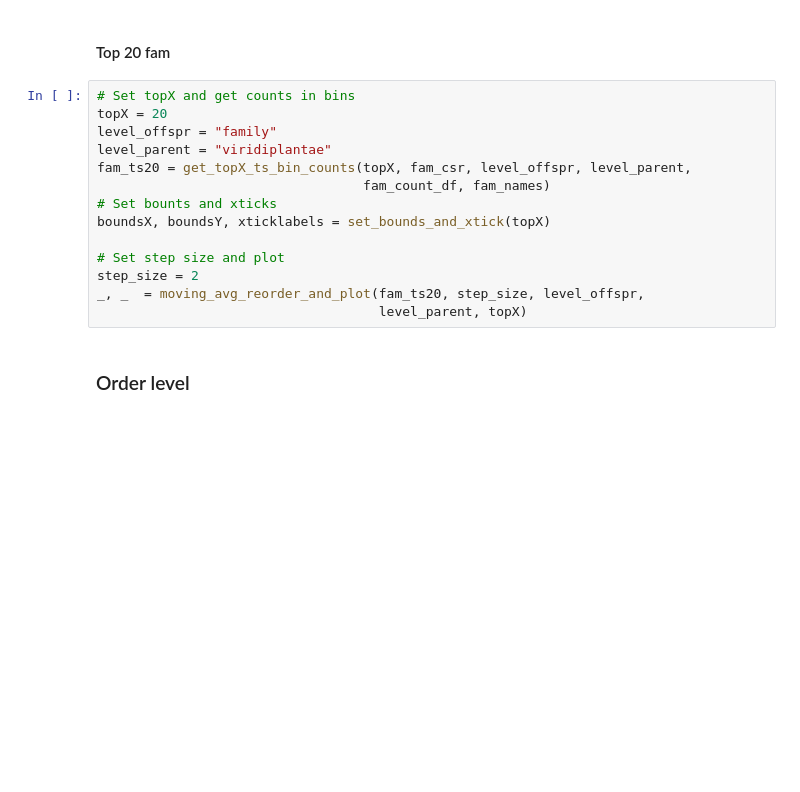
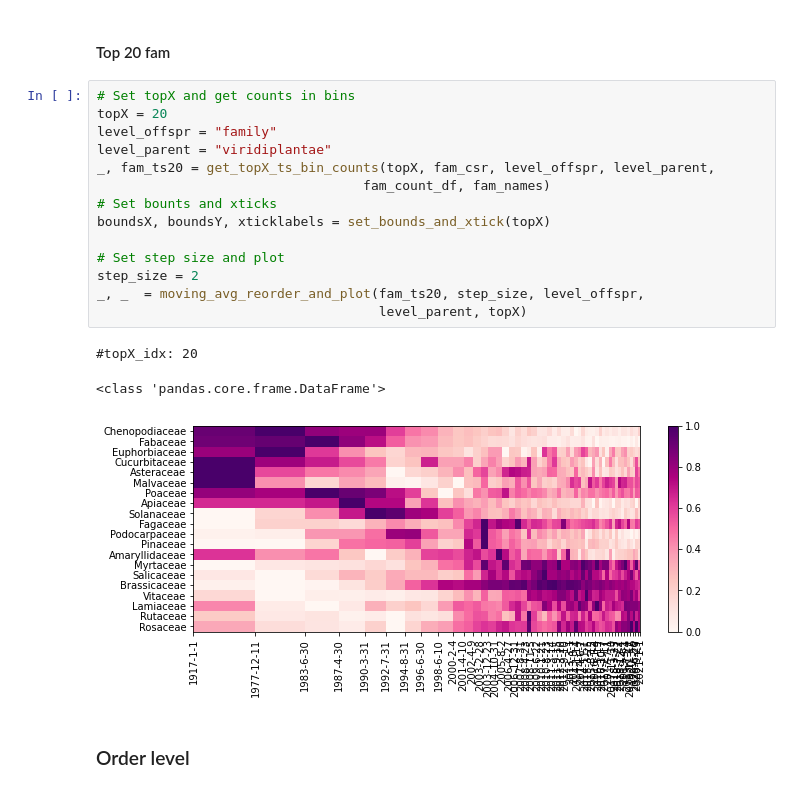
Before and after one commit to ShiuLab/plant_sci_hist, a Jupyter notebook: 5_species_over_time/script_5_1_species_over_time.ipynb, the cells around one changed output. Drawn from its saved outputs; the diff is of its cells as text; blank space fills up the shorter version.

```diff
--- a/5_species_over_time/script_5_1_species_over_time.ipynb
+++ b/5_species_over_time/script_5_1_species_over_time.ipynb
@@ -1264,17 +1355,21 @@ _, _  = moving_avg_reorder_and_plot(fam_ts40, step_size, level_offspr,
 # %%
 # Set topX and get counts in bins
 topX = 20
 level_offspr = "family"
 level_parent = "viridiplantae"
-fam_ts20 = get_topX_ts_bin_counts(topX, fam_csr, level_offspr, level_parent,
+_, fam_ts20 = get_topX_ts_bin_counts(topX, fam_csr, level_offspr, level_parent,
                                   fam_count_df, fam_names)
 # Set bounts and xticks
 boundsX, boundsY, xticklabels = set_bounds_and_xtick(topX)
 
 # Set step size and plot
 step_size = 2
 _, _  = moving_avg_reorder_and_plot(fam_ts20, step_size, level_offspr,
                                     level_parent, topX)
+# %% [output]
+#topX_idx: 20
+<class 'pandas.core.frame.DataFrame'>
+[figure, added]
 # %% [markdown]
 ### Order level
 # %%
```
Also changed, not shown: parts of 38 cells of this notebook, 3 other files.
